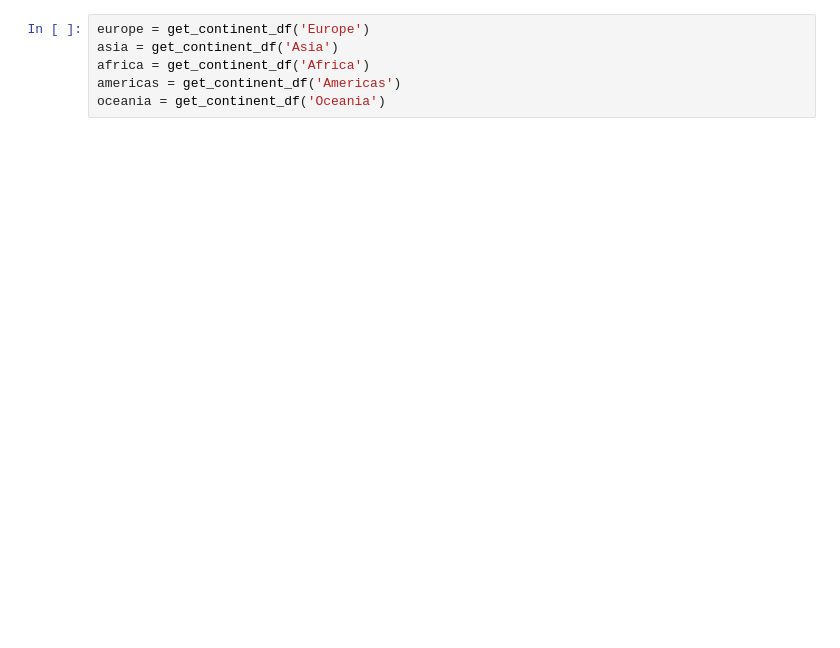
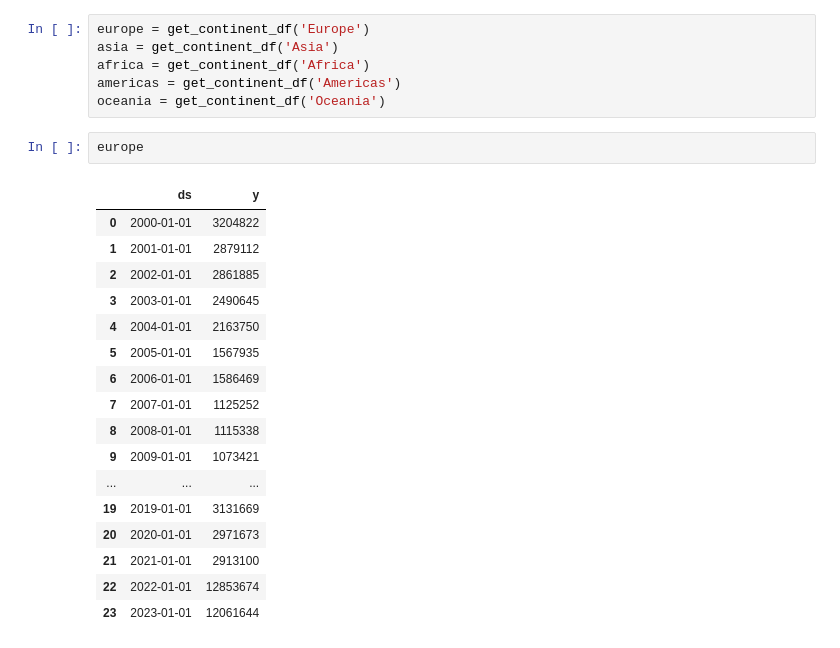
Before and after one commit to IoanaCretuAndrei/Refugee-flow-study, a Jupyter notebook: regression.ipynb, the cells around one changed output. Cells and saved outputs as stored; diff of their text form; blank space fills up the shorter version.

```diff
--- a/regression.ipynb
+++ b/regression.ipynb
@@ -38,3 +37,23 @@ asia = get_continent_df('Asia')
 africa = get_continent_df('Africa')
 americas = get_continent_df('Americas')
 oceania = get_continent_df('Oceania')
+# %%
+europe
+# %% [output]
+|  | ds | y |
+| 0 | 2000-01-01 | 3204822 |
+| 1 | 2001-01-01 | 2879112 |
+| 2 | 2002-01-01 | 2861885 |
+| 3 | 2003-01-01 | 2490645 |
+| 4 | 2004-01-01 | 2163750 |
+| 5 | 2005-01-01 | 1567935 |
+| 6 | 2006-01-01 | 1586469 |
+| 7 | 2007-01-01 | 1125252 |
+| 8 | 2008-01-01 | 1115338 |
+| 9 | 2009-01-01 | 1073421 |
+| ... | ... | ... |
+| 19 | 2019-01-01 | 3131669 |
+| 20 | 2020-01-01 | 2971673 |
+| 21 | 2021-01-01 | 2913100 |
+| 22 | 2022-01-01 | 12853674 |
+| 23 | 2023-01-01 | 12061644 |
```
Also changed, not shown: parts of 10 cells of this notebook, 11 other files.
